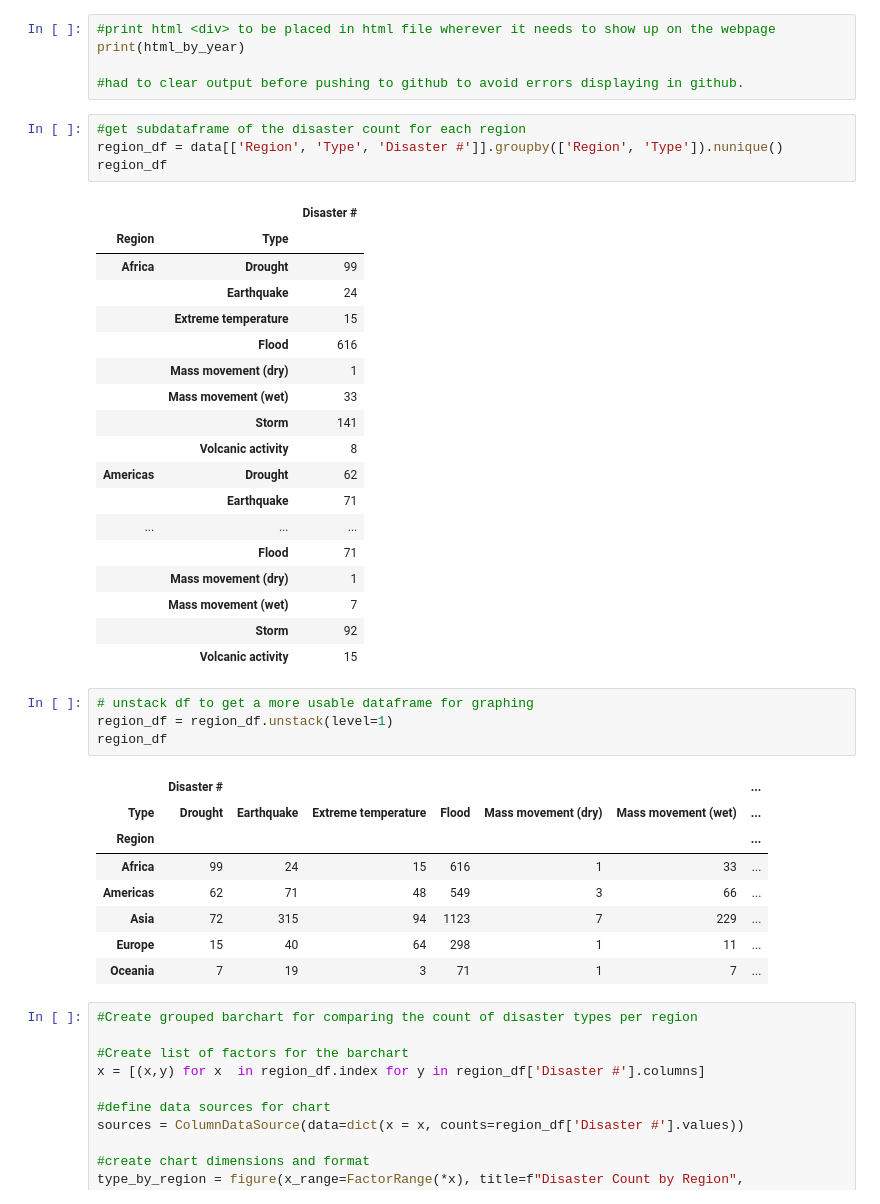
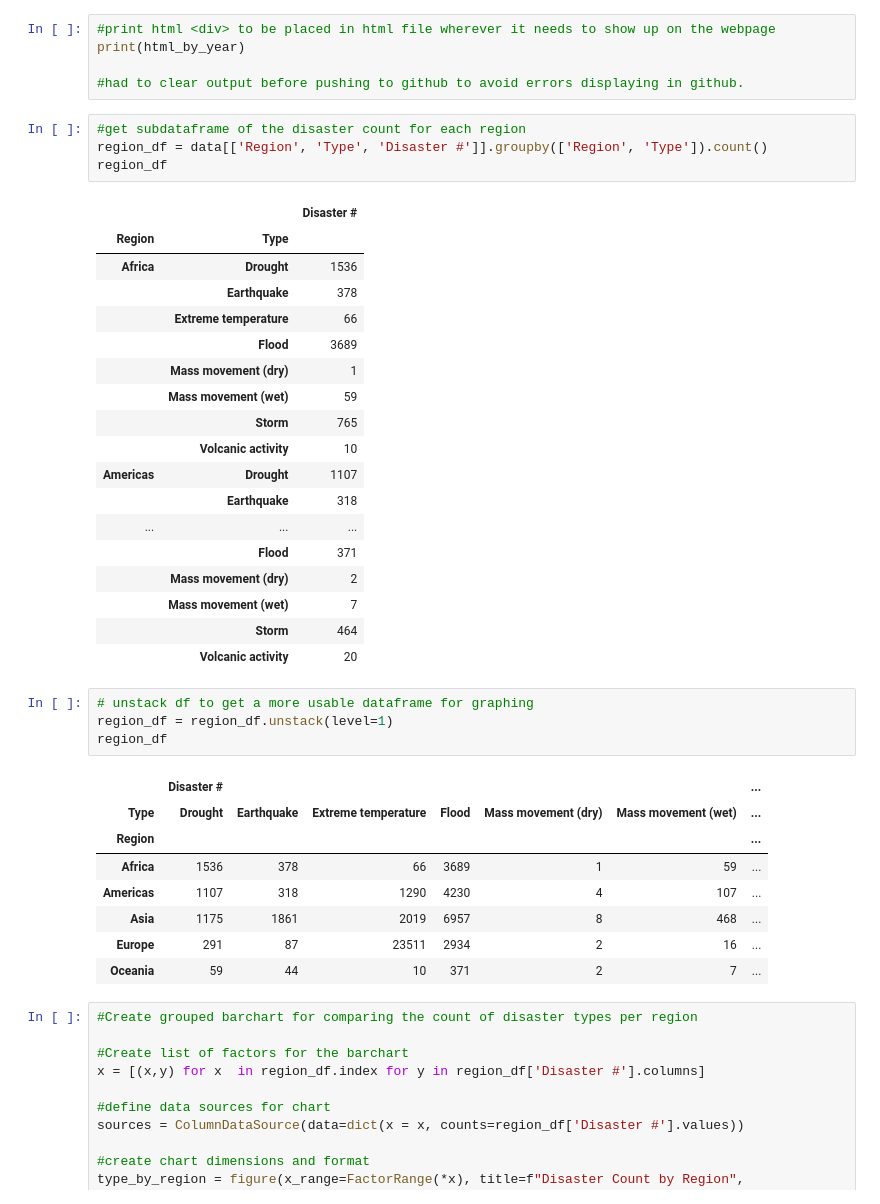
Before and after one commit to KeeganDavis/bootcamp-project-3, a Jupyter notebook: devs/connor/static/python/bokeh_plots.ipynb, the cells around one changed output. Cells and saved outputs as stored; diff of their text form.

Commit message:
changed figures to be based on total count of observations not unique disaster id's

```diff
--- a/devs/connor/static/python/bokeh_plots.ipynb
+++ b/devs/connor/static/python/bokeh_plots.ipynb
@@ -140,27 +140,27 @@ print(html_by_year)
 #had to clear output before pushing to github to avoid errors displaying in github.
 # %%
 #get subdataframe of the disaster count for each region
-region_df = data[['Region', 'Type', 'Disaster #']].groupby(['Region', 'Type']).nunique()
+region_df = data[['Region', 'Type', 'Disaster #']].groupby(['Region', 'Type']).count()
 region_df
 # %% [output]
 |  |  | Disaster # |
 | Region | Type |  |
-| Africa | Drought | 99 |
-|  | Earthquake | 24 |
-|  | Extreme temperature | 15 |
-|  | Flood | 616 |
+| Africa | Drought | 1536 |
+|  | Earthquake | 378 |
+|  | Extreme temperature | 66 |
+|  | Flood | 3689 |
 |  | Mass movement (dry) | 1 |
-|  | Mass movement (wet) | 33 |
-|  | Storm | 141 |
-|  | Volcanic activity | 8 |
-| Americas | Drought | 62 |
-|  | Earthquake | 71 |
+|  | Mass movement (wet) | 59 |
+|  | Storm | 765 |
+|  | Volcanic activity | 10 |
+| Americas | Drought | 1107 |
+|  | Earthquake | 318 |
 | ... | ... | ... |
-|  | Flood | 71 |
-|  | Mass movement (dry) | 1 |
+|  | Flood | 371 |
+|  | Mass movement (dry) | 2 |
 |  | Mass movement (wet) | 7 |
-|  | Storm | 92 |
-|  | Volcanic activity | 15 |
+|  | Storm | 464 |
+|  | Volcanic activity | 20 |
 # %%
 # unstack df to get a more usable dataframe for graphing
 region_df = region_df.unstack(level=1)
@@ -169,11 +169,11 @@ region_df
 |  | Disaster # |  |  |  |  |  | ... |
 | Type | Drought | Earthquake | Extreme temperature | Flood | Mass movement (dry) | Mass movement (wet) | ... |
 | Region |  |  |  |  |  |  | ... |
-| Africa | 99 | 24 | 15 | 616 | 1 | 33 | ... |
-| Americas | 62 | 71 | 48 | 549 | 3 | 66 | ... |
-| Asia | 72 | 315 | 94 | 1123 | 7 | 229 | ... |
-| Europe | 15 | 40 | 64 | 298 | 1 | 11 | ... |
-| Oceania | 7 | 19 | 3 | 71 | 1 | 7 | ... |
+| Africa | 1536 | 378 | 66 | 3689 | 1 | 59 | ... |
+| Americas | 1107 | 318 | 1290 | 4230 | 4 | 107 | ... |
+| Asia | 1175 | 1861 | 2019 | 6957 | 8 | 468 | ... |
+| Europe | 291 | 87 | 23511 | 2934 | 2 | 16 | ... |
+| Oceania | 59 | 44 | 10 | 371 | 2 | 7 | ... |
 # %%
 #Create grouped barchart for comparing the count of disaster types per region
 
```
Also changed, not shown: parts of 4 cells of this notebook, 3 other files.
